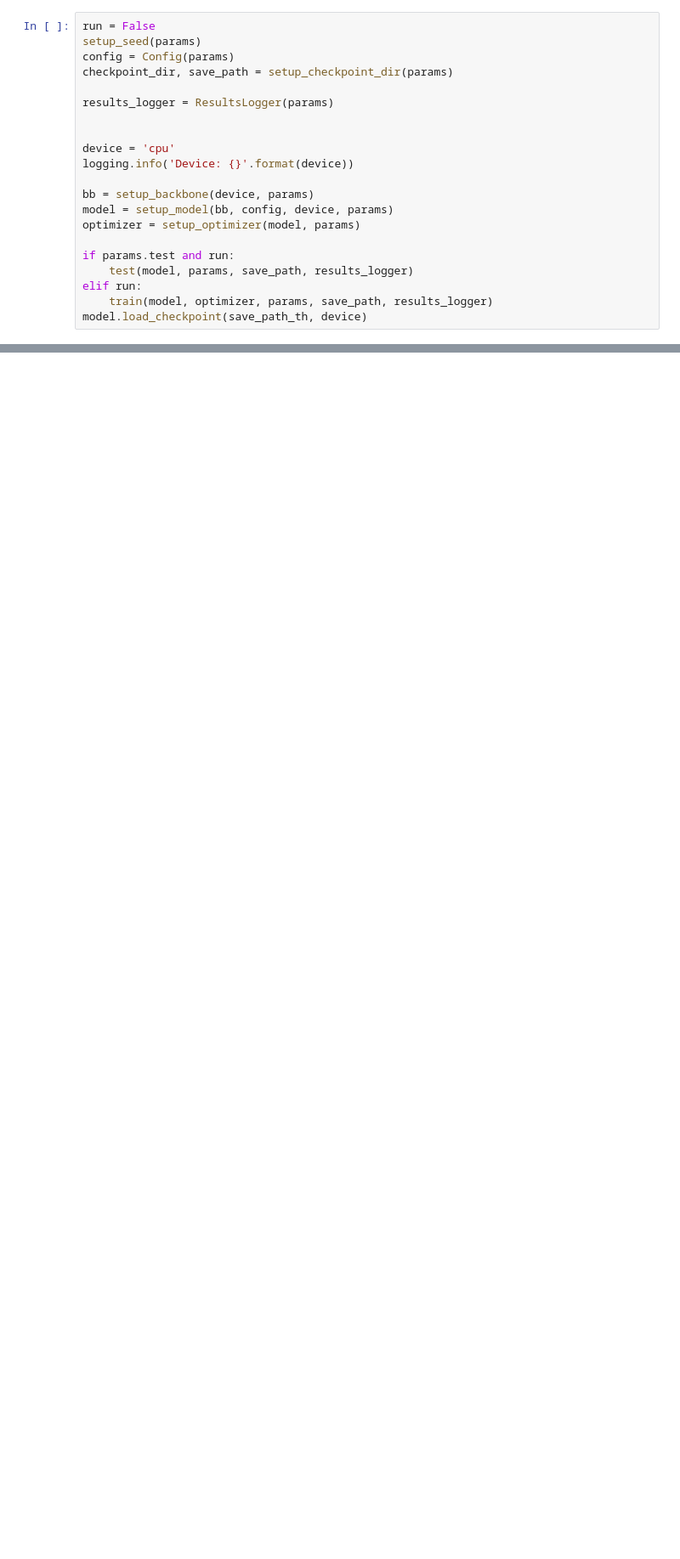
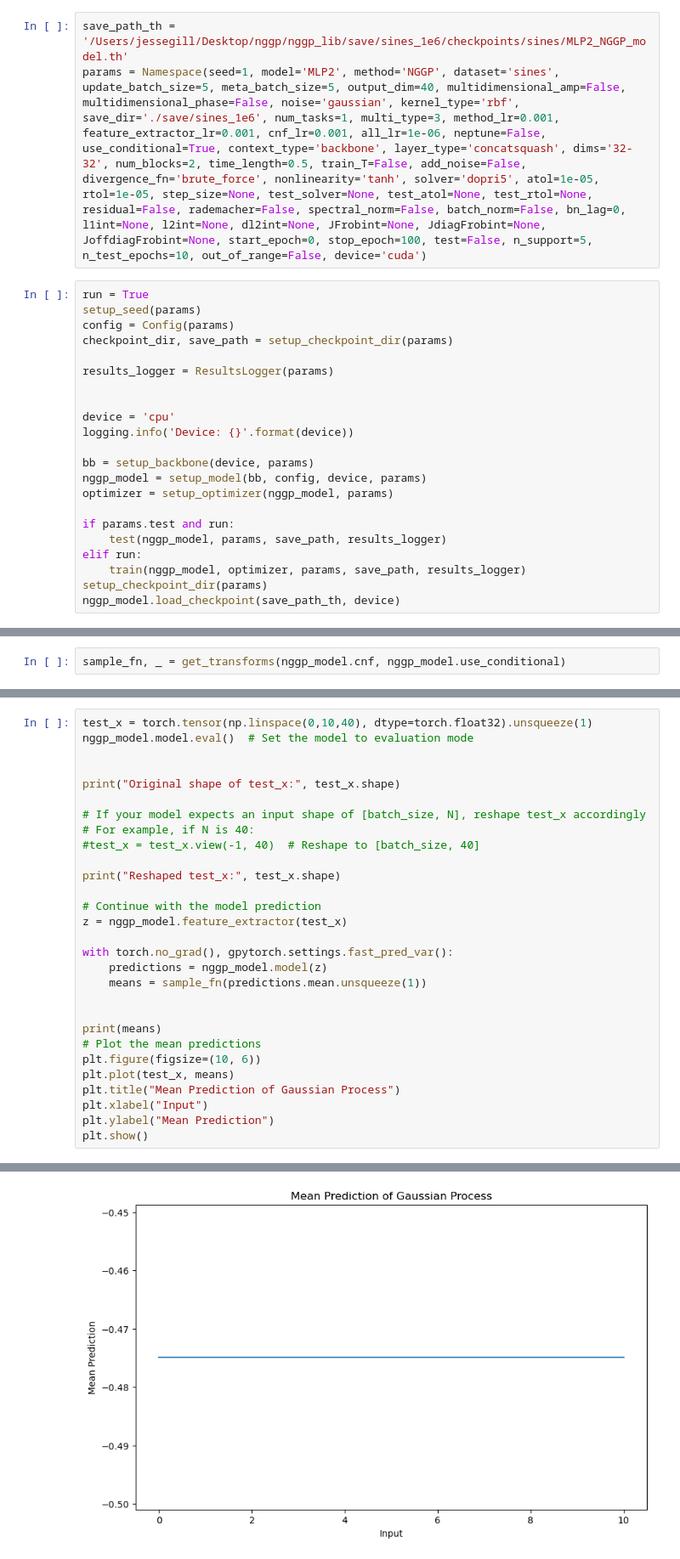
Before and after one commit to jbggill/non-gaussian-gaussian-processes, a Jupyter notebook: Test Package.ipynb, the cells around one changed output, grey strips where cells are left out. Shown: that part at 85% size. Saved outputs shown, nothing was run; the diff lists cells and outputs as text; blank space fills up the shorter version.

```diff
--- a/Test Package.ipynb
+++ b/Test Package.ipynb
@@ -21,5 +17,8 @@ FileNotFoundError: [Errno 2] No such file or directory: '/Users/jessegill/Deskto
+# %%
+save_path_th = '/Users/jessegill/Desktop/nggp/nggp_lib/save/sines_1e6/checkpoints/sines/MLP2_NGGP_model.th'
+params = Namespace(seed=1, model='MLP2', method='NGGP', dataset='sines', update_batch_size=5, meta_batch_size=5, output_dim=40, multidimensional_amp=False, multidimensional_phase=False, noise='gaussian', kernel_type='rbf', save_dir='./save/sines_1e6', num_tasks=1, multi_type=3, method_lr=0.001, feature_extractor_lr=0.001, cnf_lr=0.001, all_lr=1e-06, neptune=False, use_conditional=True, context_type='backbone', layer_type='concatsquash', dims='32-32', num_blocks=2, time_length=0.5, train_T=False, add_noise=False, divergence_fn='brute_force', nonlinearity='tanh', solver='dopri5', atol=1e-05, rtol=1e-05, step_size=None, test_solver=None, test_atol=None, test_rtol=None, residual=False, rademacher=False, spectral_norm=False, batch_norm=False, bn_lag=0, l1int=None, l2int=None, dl2int=None, JFrobint=None, JdiagFrobint=None, JoffdiagFrobint=None, start_epoch=0, stop_epoch=100, test=False, n_support=5, n_test_epochs=10, out_of_range=False, device='cuda')
 # %%
-run = False
+run = True
 setup_seed(params)
 config = Config(params)
 checkpoint_dir, save_path = setup_checkpoint_dir(params)
@@ -31,12 +30,13 @@ device = 'cpu'
 logging.info('Device: {}'.format(device))
 
 bb = setup_backbone(device, params)
-model = setup_model(bb, config, device, params)
-optimizer = setup_optimizer(model, params)
+nggp_model = setup_model(bb, config, device, params)
+optimizer = setup_optimizer(nggp_model, params)
 
 if params.test and run:
-    test(model, params, save_path, results_logger)
+    test(nggp_model, params, save_path, results_logger)
 elif run:
-    train(model, optimizer, params, save_path, results_logger)
-model.load_checkpoint(save_path_th, device)
+    train(nggp_model, optimizer, params, save_path, results_logger)
+setup_checkpoint_dir(params)
+nggp_model.load_checkpoint(save_path_th, device)
 # %% [output]
@@ -72,0 +127,2 @@ FileNotFoundError: [Errno 2] No such file or directory: './save/nggp_rbf_neural
+# %%
+sample_fn, _ = get_transforms(nggp_model.cnf, nggp_model.use_conditional)
@@ -72,0 +145,30 @@ FileNotFoundError: [Errno 2] No such file or directory: './save/nggp_rbf_neural
+# %%
+test_x = torch.tensor(np.linspace(0,10,40), dtype=torch.float32).unsqueeze(1)
+nggp_model.model.eval()  # Set the model to evaluation mode
+
+
+print("Original shape of test_x:", test_x.shape)
+
+# If your model expects an input shape of [batch_size, N], reshape test_x accordingly
+# For example, if N is 40:
+#test_x = test_x.view(-1, 40)  # Reshape to [batch_size, 40]
+
+print("Reshaped test_x:", test_x.shape)
+
+# Continue with the model prediction
+z = nggp_model.feature_extractor(test_x)
+
+with torch.no_grad(), gpytorch.settings.fast_pred_var():
+    predictions = nggp_model.model(z)
+    means = sample_fn(predictions.mean.unsqueeze(1))
+
+
+print(means)
+# Plot the mean predictions
+plt.figure(figsize=(10, 6))
+plt.plot(test_x, means)
+plt.title("Mean Prediction of Gaussian Process")
+plt.xlabel("Input")
+plt.ylabel("Mean Prediction")
+plt.show()
+# %% [output]
@@ -72,0 +192 @@ FileNotFoundError: [Errno 2] No such file or directory: './save/nggp_rbf_neural
+[figure, added]
```
Also changed, not shown: parts of 10 cells of this notebook, 7 other files.
